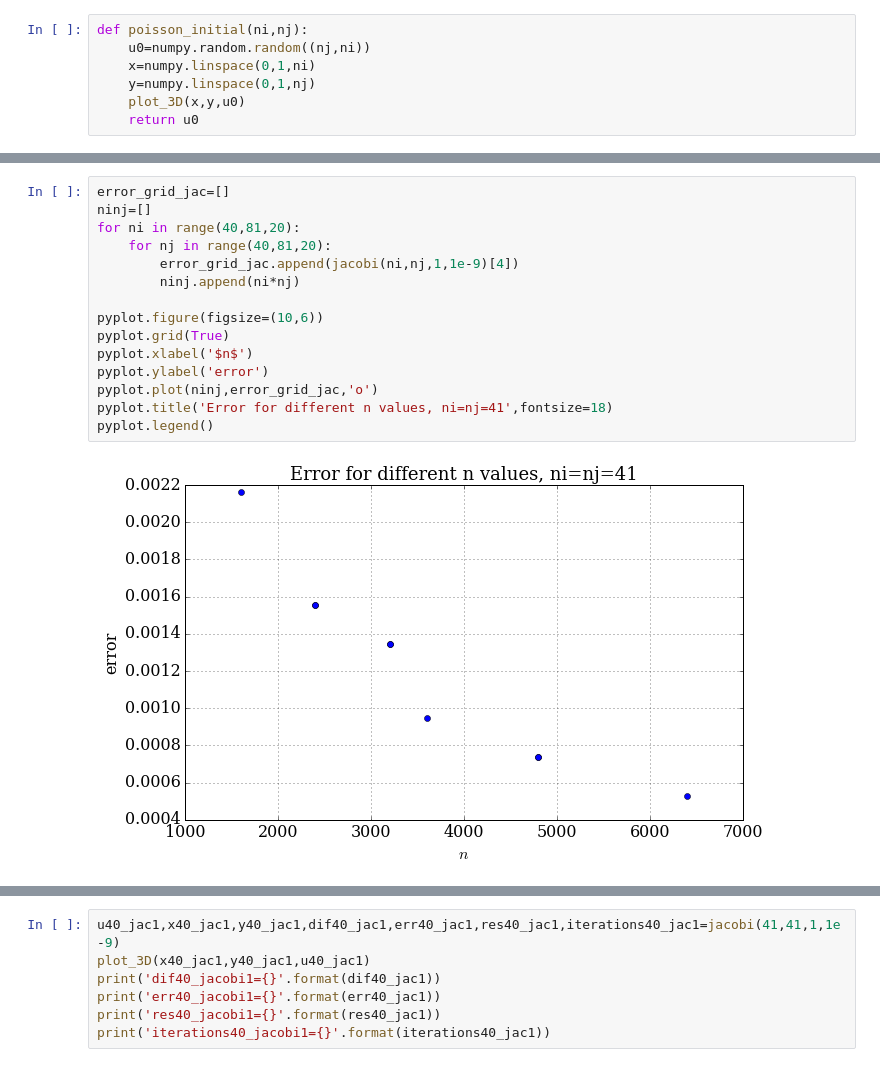
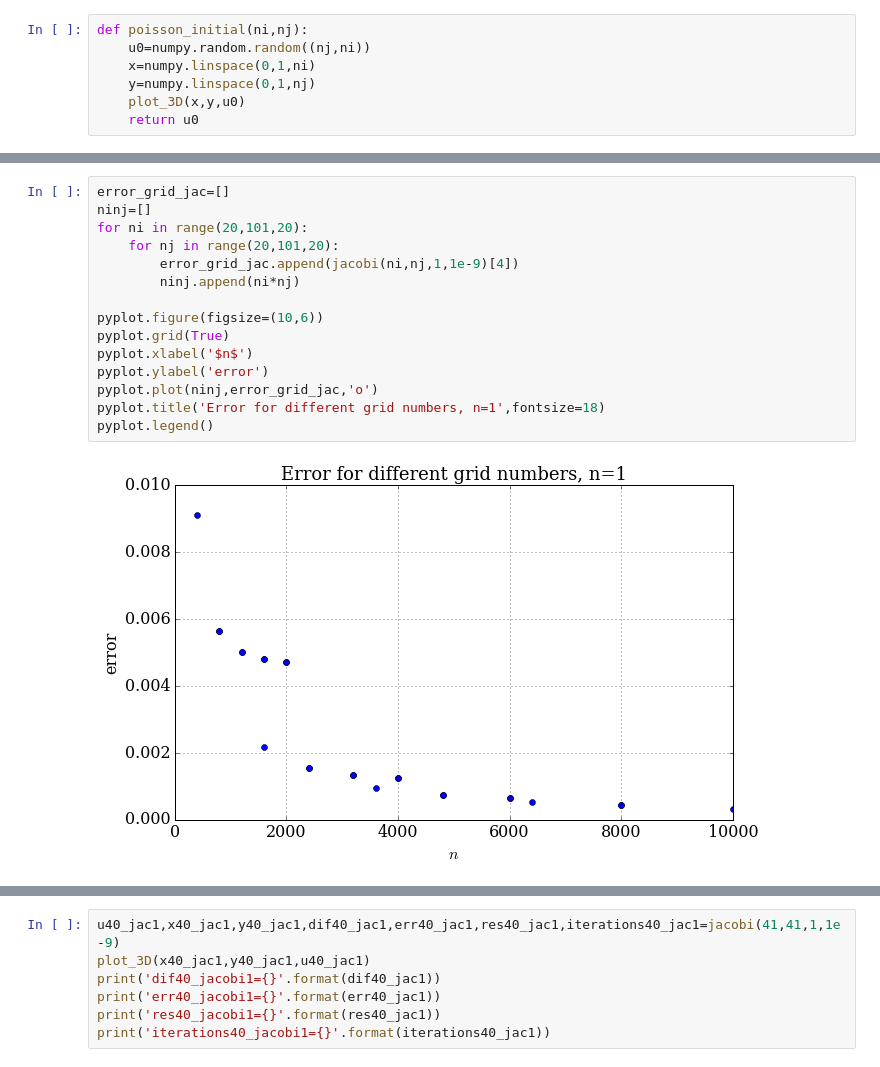
Before and after one commit to yujiasheng912/MAE6225, a Jupyter notebook: poisson2d_sin.ipynb, the cells around one changed output, grey strips where cells are left out. Cells and saved outputs as stored; diff of their text form.

```diff
--- a/poisson2d_sin.ipynb
+++ b/poisson2d_sin.ipynb
@@ -159,17 +161,17 @@ pyplot.legend()
 # %%
 error_grid_jac=[]
 ninj=[]
-for ni in range(40,81,20):
-    for nj in range(40,81,20):
+for ni in range(20,101,20):
+    for nj in range(20,101,20):
         error_grid_jac.append(jacobi(ni,nj,1,1e-9)[4])
         ninj.append(ni*nj)
 
 pyplot.figure(figsize=(10,6))
 pyplot.grid(True)
 pyplot.xlabel('$n$')
 pyplot.ylabel('error')
 pyplot.plot(ninj,error_grid_jac,'o')
-pyplot.title('Error for different n values, ni=nj=41',fontsize=18)
+pyplot.title('Error for different grid numbers, n=1',fontsize=18)
 pyplot.legend()
 # %% [output]
-[figure, old version]
+[figure, new version]
```
Also changed, not shown: parts of 7 cells of this notebook, 1 other file.
